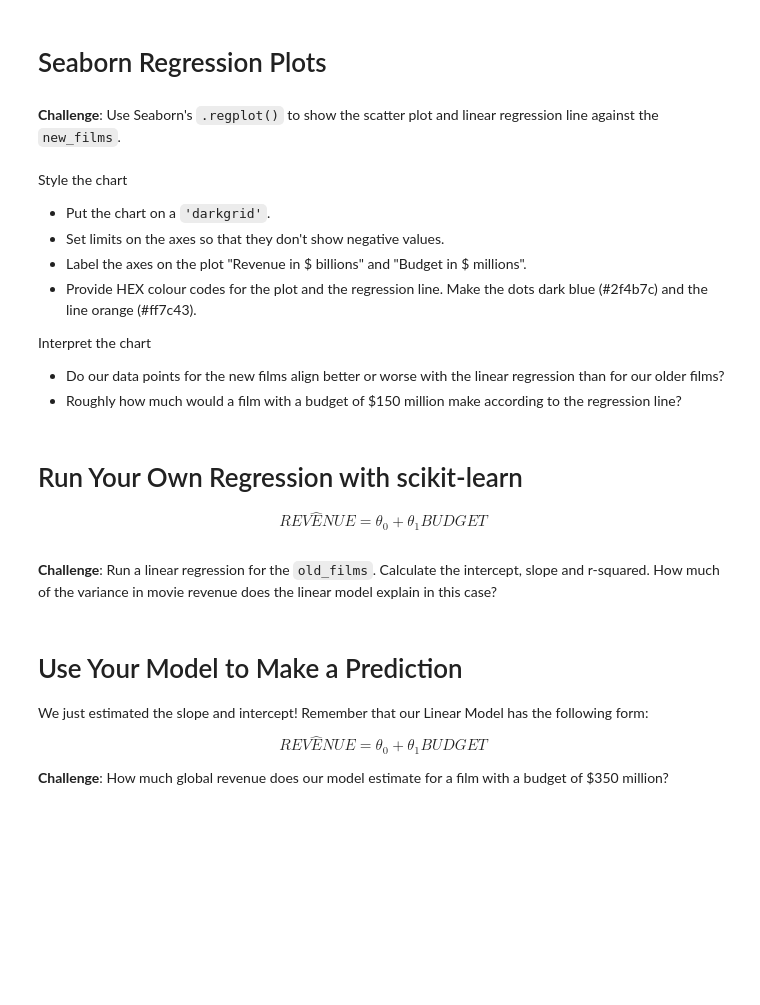
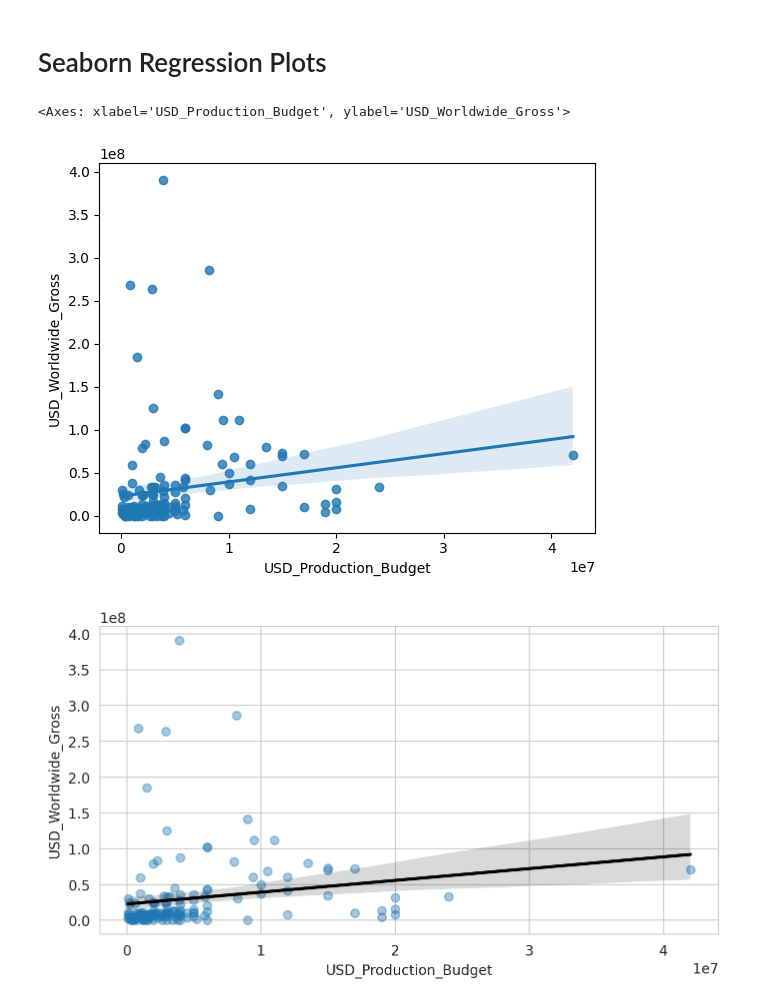
Before and after one commit to MohammadAburub93/Python-Data-Science-Practice, a Jupyter notebook: Seaborn and Linear Regression/Seaborn_and_Linear_Regression_(start).ipynb, the cells around one changed output. Drawn from its saved outputs; the diff is of its cells as text; code cells hidden in the pictures; blank space fills up the shorter version.

Commit message:
Complete films revenue and budget analysis with linear regression using seaborn and scikit

```diff
--- a/Seaborn and Linear Regression/Seaborn_and_Linear_Regression_(start).ipynb
+++ b/Seaborn and Linear Regression/Seaborn_and_Linear_Regression_(start).ipynb
@@ -404,32 +344,19 @@ old_films.sort_values('USD_Production_Budget', ascending=False)
 153 rows × 7 columns
 # %% [markdown]
 # Seaborn Regression Plots
-# %% [markdown]
-**Challenge**: Use Seaborn's `.regplot()` to show the scatter plot and linear regression line against the `new_films`.
-<br>
-<br>
-Style the chart
-
-* Put the chart on a `'darkgrid'`.
-* Set limits on the axes so that they don't show negative values.
-* Label the axes on the plot "Revenue in \$ billions" and "Budget in \$ millions".
-* Provide HEX colour codes for the plot and the regression line. Make the dots dark blue (#2f4b7c) and the line orange (#ff7c43).
-
-Interpret the chart
-
-* Do our data points for the new films align better or worse with the linear regression than for our older films?
-* Roughly how much would a film with a budget of $150 million make according to the regression line?
-# %% [markdown]
-# Run Your Own Regression with scikit-learn
-
-$$ REV \hat ENUE = \theta _0 + \theta _1 BUDGET$$
-# %% [markdown]
-**Challenge**: Run a linear regression for the `old_films`. Calculate the intercept, slope and r-squared. How much of the variance in movie revenue does the linear model explain in this case?
-# %% [markdown]
-# Use Your Model to Make a Prediction
-
-We just estimated the slope and intercept! Remember that our Linear Model has the following form:
-
-$$ REV \hat ENUE = \theta _0 + \theta _1 BUDGET$$
-
-**Challenge**:  How much global revenue does our model estimate for a film with a budget of $350 million?
+# %%
+sns.regplot(data=old_films, x= 'USD_Production_Budget', y= 'USD_Worldwide_Gross')
+# %% [output]
+<Axes: xlabel='USD_Production_Budget', ylabel='USD_Worldwide_Gross'>
+[figure, added]
+# %%
+plt.figure(figsize=(8,4), dpi=200)
+with sns.axes_style('whitegrid'):
+  sns.regplot(data=old_films,
+              x= 'USD_Production_Budget',
+              y= 'USD_Worldwide_Gross',
+              scatter_kws={'alpha': 0.4},
+              line_kws={'color': 'black'}
+              )
+# %% [output]
+[figure, added]
```
Also changed, not shown: parts of 31 cells of this notebook.
